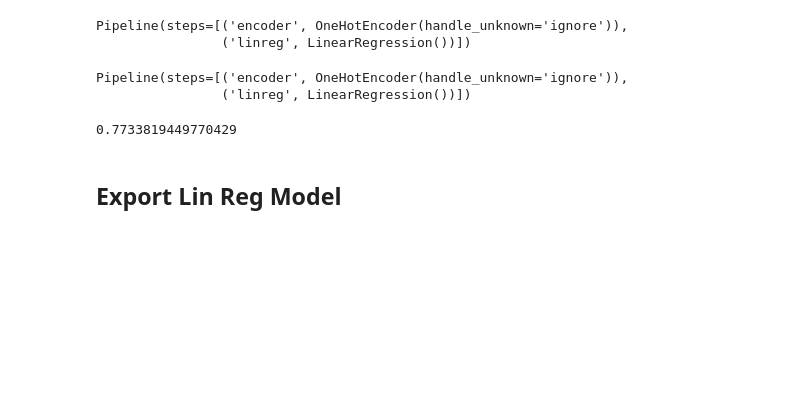
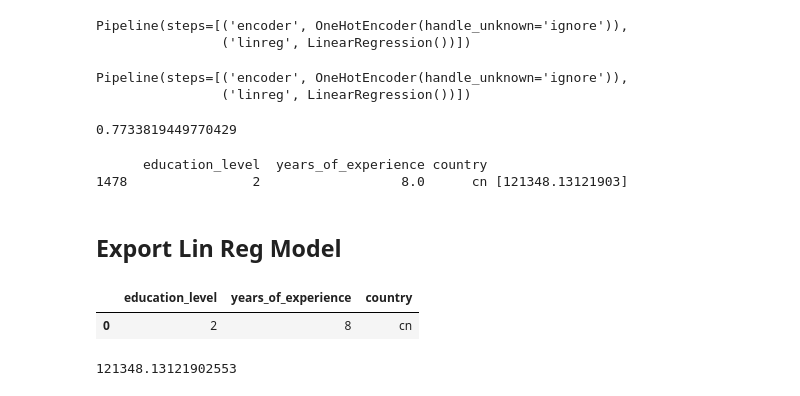
Before and after one commit to arkulowski/EDP_Capstone_Project, a Jupyter notebook: notebooks/testing_data.ipynb, the cells around one changed output. Cells and saved outputs as stored; diff of their text form; code cells hidden in the pictures; blank space fills up the shorter version.

```diff
--- a/notebooks/testing_data.ipynb
+++ b/notebooks/testing_data.ipynb
@@ -116,6 +128,13 @@ Pipeline(steps=[('encoder', OneHotEncoder(handle_unknown='ignore')),
 lin_reg_pipeline.score(X_test, y_test)
 # %% [output]
 0.7733819449770429
+# %%
+sample = X_test.sample(n=1)
+output = lin_reg_pipeline.predict(sample)
+print(sample, output)
+# %% [output]
+      education_level  years_of_experience country
+1478                2                  8.0      cn [121348.13121903]
 # %% [markdown]
 ## Export Lin Reg Model
 # %%
@@ -124,3 +143,20 @@ import pickle as pkl
 filepath = "../models/lin_reg_model.pkl"
 with open(filepath, "wb") as f:
     pkl.dump(lin_reg_pipeline, f)
+# %%
+test_dict = {
+    "education_level":2,
+    "years_of_experience":8,
+    "country":"cn"
+}
+
+testdf = pd.DataFrame(test_dict, index=[0])
+# %%
+testdf
+# %% [output]
+|  | education_level | years_of_experience | country |
+| 0 | 2 | 8 | cn |
+# %%
+lin_reg_pipeline.predict(testdf)[0]
+# %% [output]
+121348.13121902553
```
Also changed, not shown: parts of 11 cells of this notebook, 2 other files.
